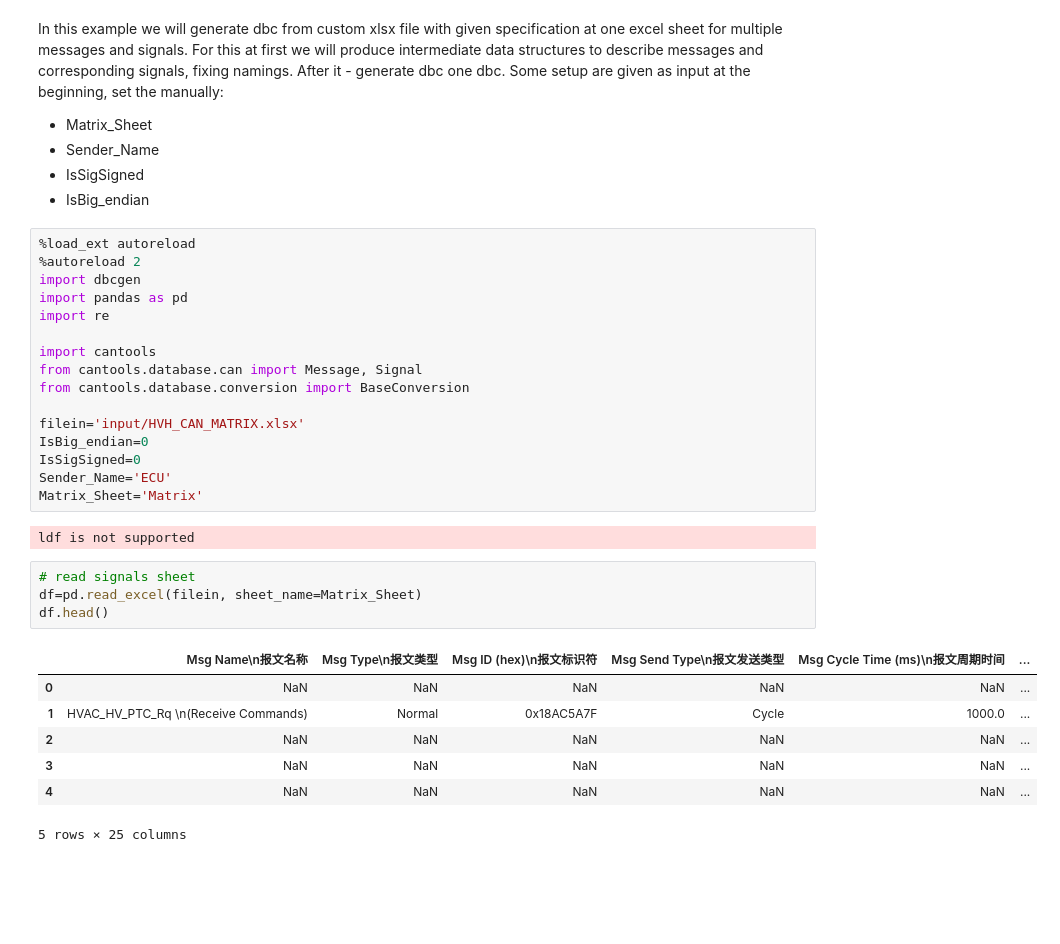
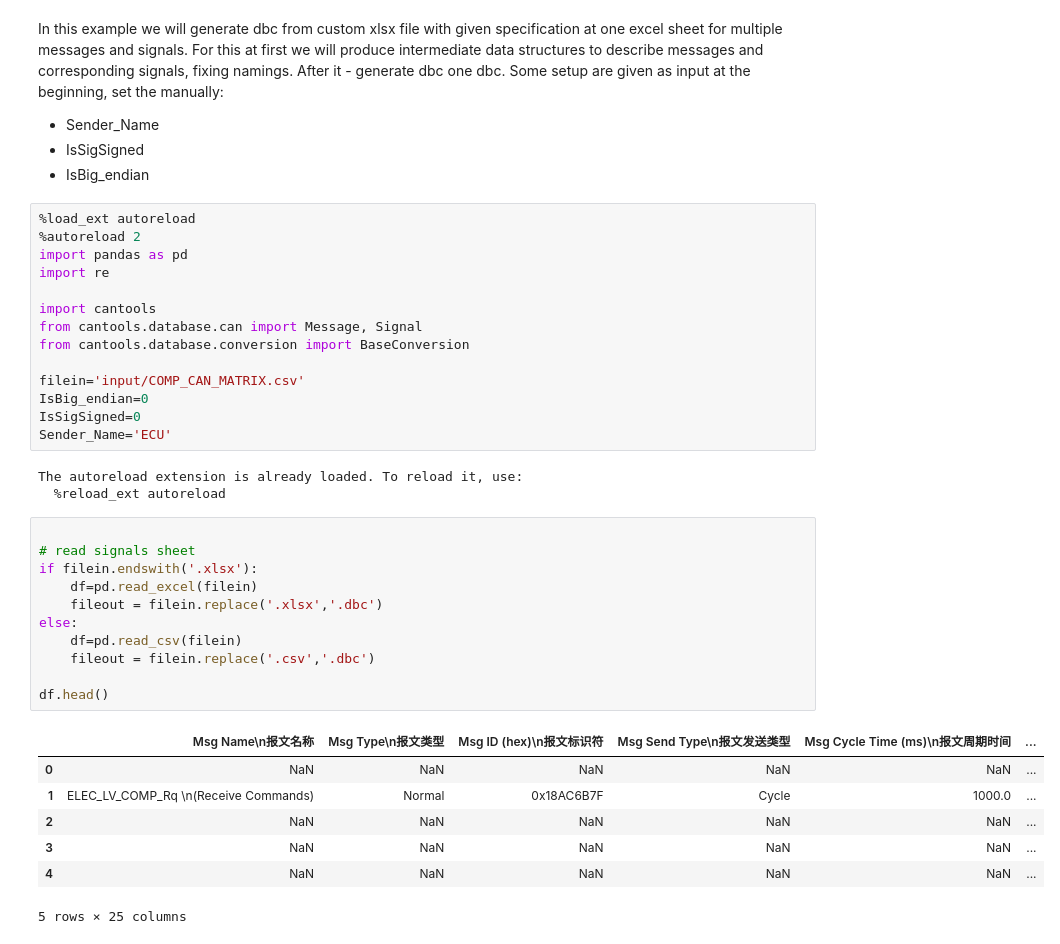
Before and after one commit to huanmel/dbcgen, a Jupyter notebook: example_generate_xlsx2dbc.ipynb, the cells around one changed output. Cells and saved outputs as stored; diff of their text form; blank space fills up the shorter version.

```diff
--- a/example_generate_xlsx2dbc.ipynb
+++ b/example_generate_xlsx2dbc.ipynb
@@ -1,13 +1,11 @@
 # %% [markdown]
 In this example we will generate dbc from custom xlsx file with given specification at one excel sheet for multiple messages and signals. For this at first we will produce intermediate data structures to describe messages and corresponding signals, fixing namings. After it - generate dbc one dbc. Some setup are given as input at the beginning, set the manually:
-* Matrix_Sheet
 * Sender_Name
 * IsSigSigned
 * IsBig_endian
 # %%
 %load_ext autoreload
 %autoreload 2
-import dbcgen
 import pandas as pd
 import re
 
@@ -15,21 +13,28 @@ import cantools
 from cantools.database.can import Message, Signal
 from cantools.database.conversion import BaseConversion
 
-filein='input/HVH_CAN_MATRIX.xlsx'
+filein='input/COMP_CAN_MATRIX.csv'
 IsBig_endian=0
 IsSigSigned=0
 Sender_Name='ECU'
-Matrix_Sheet='Matrix'
 # %% [output]
-ldf is not supported
+The autoreload extension is already loaded. To reload it, use:
+  %reload_ext autoreload
 # %%
+
 # read signals sheet
-df=pd.read_excel(filein, sheet_name=Matrix_Sheet)
+if filein.endswith('.xlsx'):
+    df=pd.read_excel(filein)
+    fileout = filein.replace('.xlsx','.dbc')
+else:
+    df=pd.read_csv(filein)
+    fileout = filein.replace('.csv','.dbc')
+
 df.head()
 # %% [output]
 |  | Msg Name\n报文名称 | Msg Type\n报文类型 | Msg ID (hex)\n报文标识符 | Msg Send Type\n报文发送类型 | Msg Cycle Time (ms)\n报文周期时间 | ... |
 | 0 | NaN | NaN | NaN | NaN | NaN | ... |
-| 1 | HVAC_HV_PTC_Rq \n(Receive Commands) | Normal | 0x18AC5A7F | Cycle | 1000.0 | ... |
+| 1 | ELEC_LV_COMP_Rq \n(Receive Commands) | Normal | 0x18AC6B7F | Cycle | 1000.0 | ... |
 | 2 | NaN | NaN | NaN | NaN | NaN | ... |
 | 3 | NaN | NaN | NaN | NaN | NaN | ... |
 | 4 | NaN | NaN | NaN | NaN | NaN | ... |
```
Also changed, not shown: parts of 4 cells of this notebook, 6 other files.
